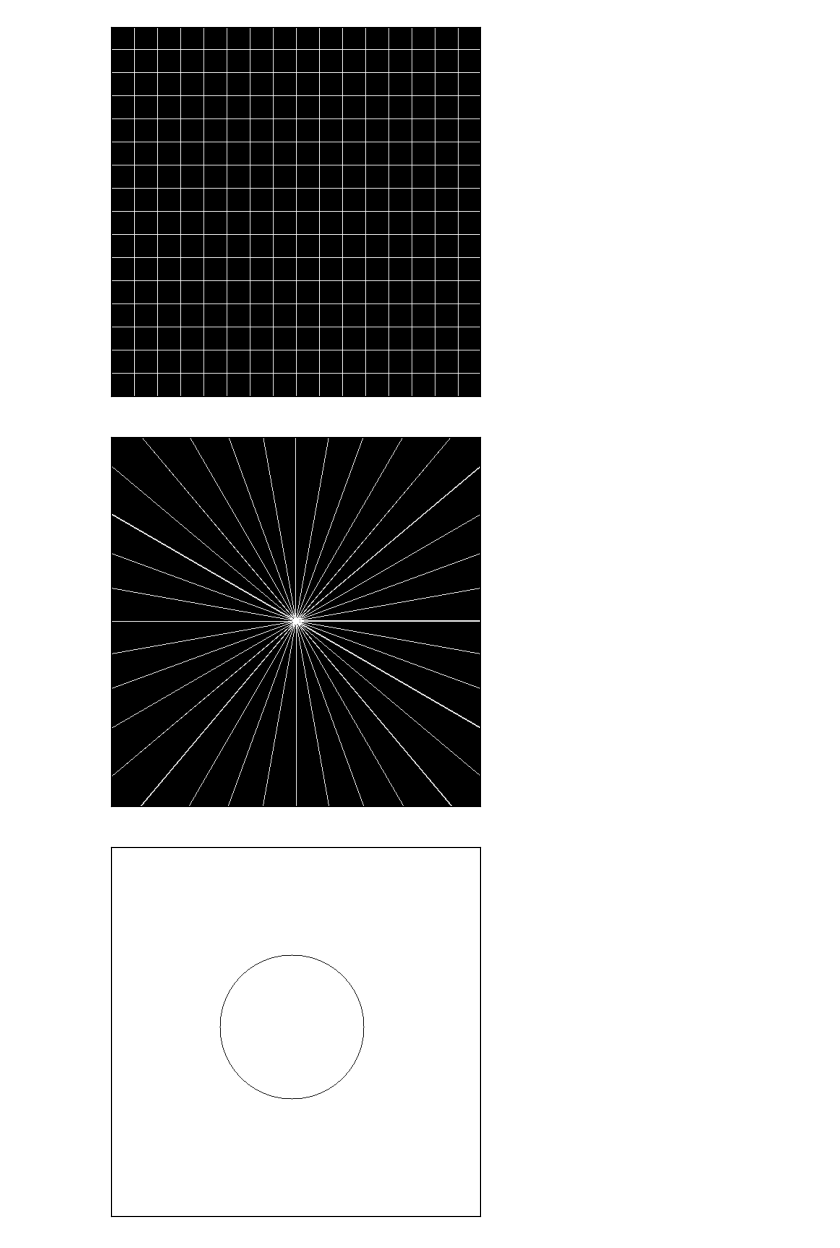
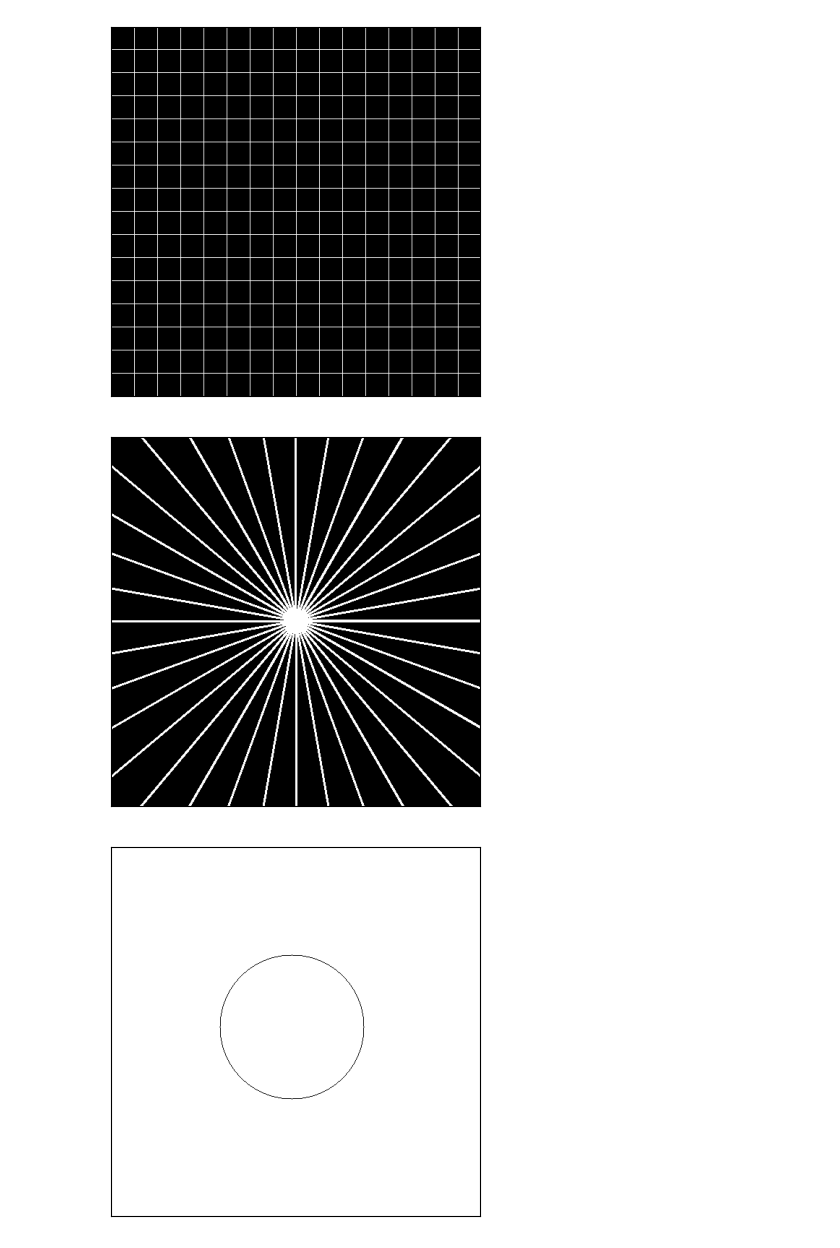
Before and after one commit to Hafiidz/ROS, a Jupyter notebook: codes/coordinate.ipynb, the cells around one changed output. Cells and saved outputs as stored; diff of their text form; code cells hidden in the pictures.

```diff
--- a/codes/coordinate.ipynb
+++ b/codes/coordinate.ipynb
@@ -85,10 +85,10 @@ show_rgb_image(grid_rect)
 # %% [output]
 [figure]
 # %%
-grid_radial = draw_grid_radial(n_radial=36)
+grid_radial = draw_grid_radial(n_radial=36, thickness=2)
 show_rgb_image(grid_radial)
 # %% [output]
-[figure, old version]
+[figure, new version]
 # %%
 img_circle = draw_blank_image(isWhite=True)
 cv.circle(img=img_circle, center = (250,250), radius =100, color =(0,0,0), thickness=1)
```
Also changed, not shown: parts of 2 cells of this notebook.
